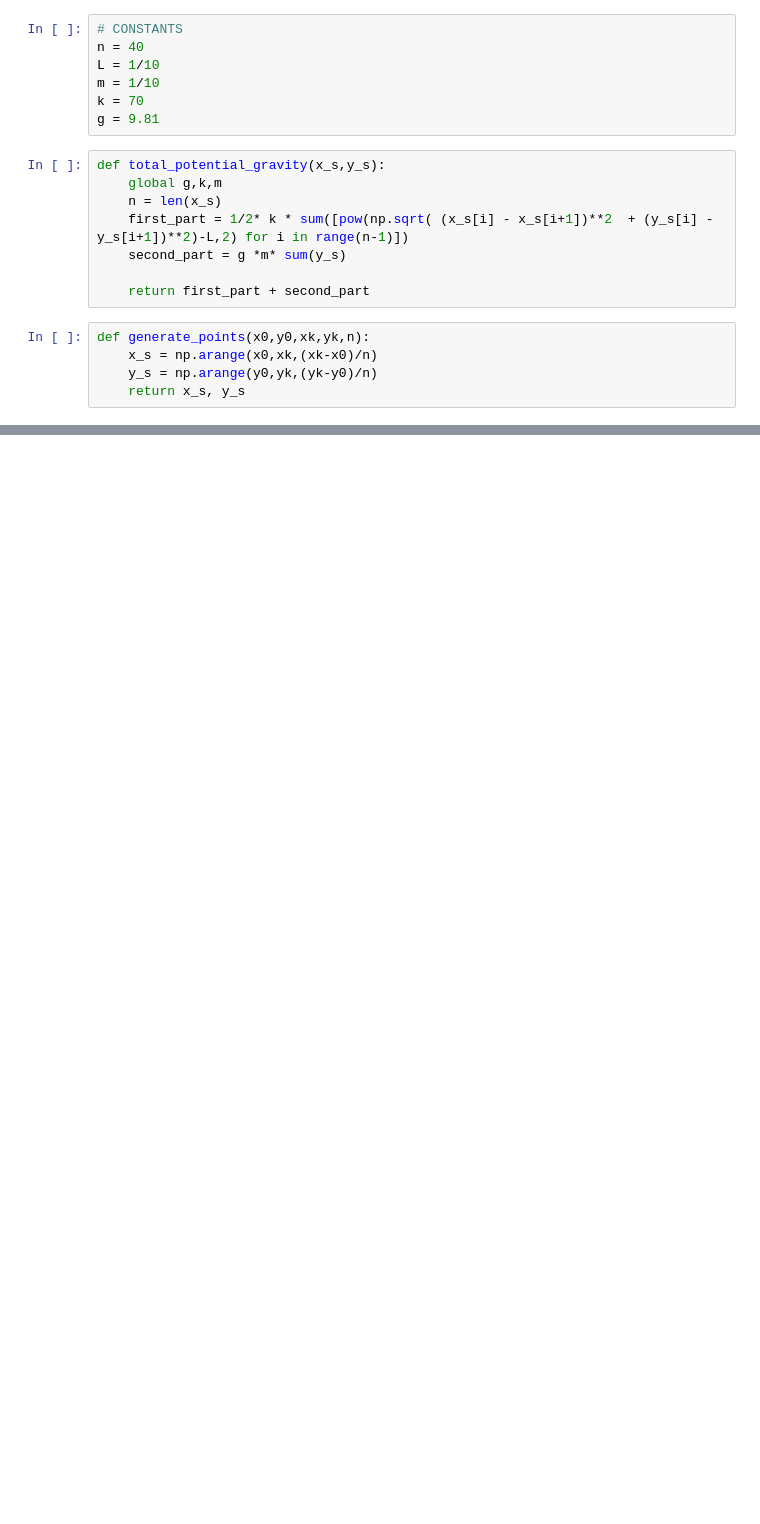
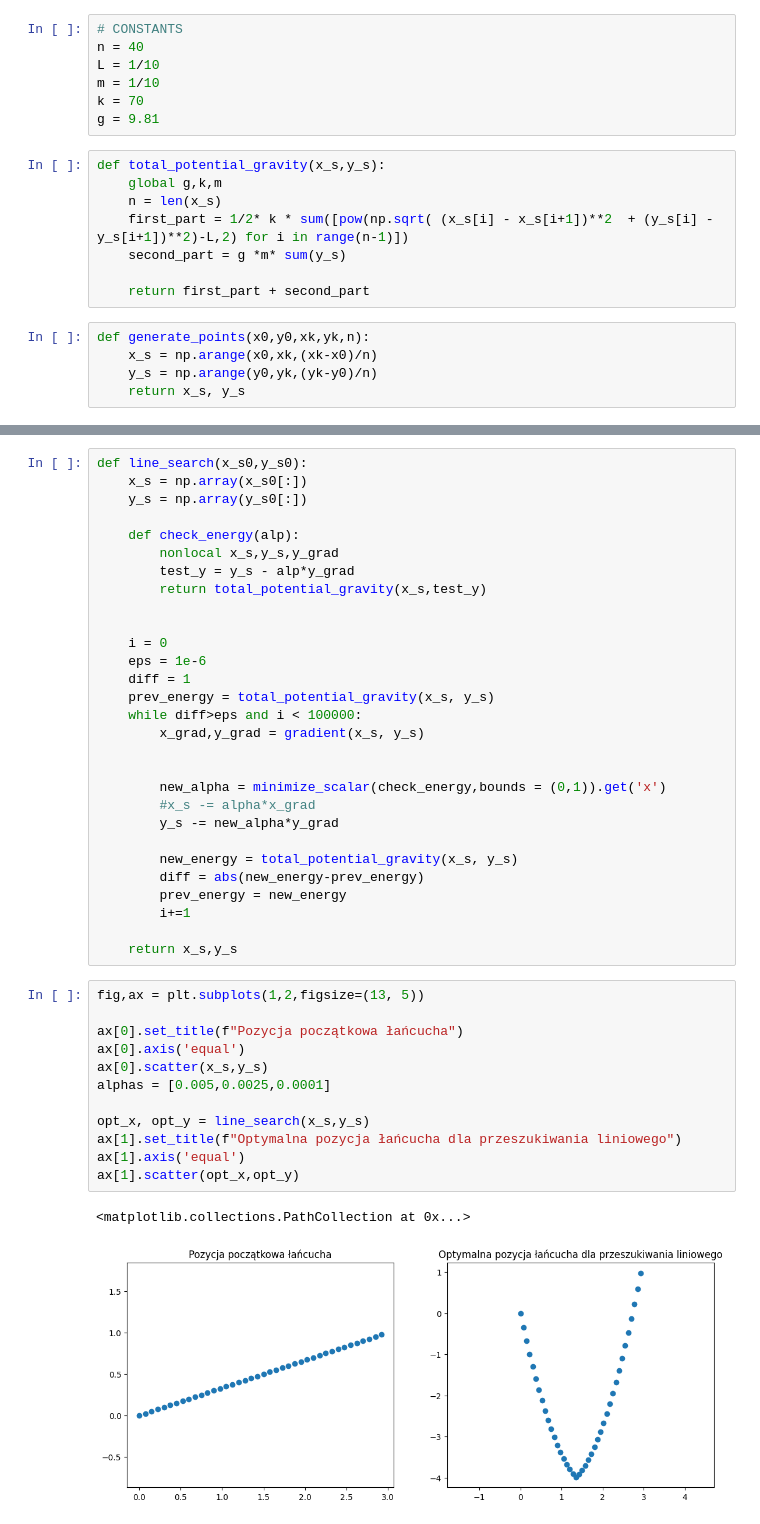
Before and after one commit to Szymbuk/MOWNIT, a Jupyter notebook: lab11/ex2.ipynb, the cells around one changed output, grey strips where cells are left out. Saved outputs shown, nothing was run; the diff lists cells and outputs as text; blank space fills up the shorter version.

```diff
--- a/lab11/ex2.ipynb
+++ b/lab11/ex2.ipynb
@@ -68,0 +181,44 @@ print(y_grad)
+# %%
+def line_search(x_s0,y_s0):
+    x_s = np.array(x_s0[:])
+    y_s = np.array(y_s0[:])
+
+    def check_energy(alp):
+        nonlocal x_s,y_s,y_grad
+        test_y = y_s - alp*y_grad
+        return total_potential_gravity(x_s,test_y)
+
+
+    i = 0
+    eps = 1e-6
+    diff = 1
+    prev_energy = total_potential_gravity(x_s, y_s)
+    while diff>eps and i < 100000:
+        x_grad,y_grad = gradient(x_s, y_s)
+
+
+        new_alpha = minimize_scalar(check_energy,bounds = (0,1)).get('x')
+        #x_s -= alpha*x_grad
+        y_s -= new_alpha*y_grad
+
+        new_energy = total_potential_gravity(x_s, y_s)
+        diff = abs(new_energy-prev_energy)
+        prev_energy = new_energy
+        i+=1
+
+    return x_s,y_s
+# %%
+fig,ax = plt.subplots(1,2,figsize=(13, 5))
+
+ax[0].set_title(f"Pozycja początkowa łańcucha")
+ax[0].axis('equal')
+ax[0].scatter(x_s,y_s)
+alphas = [0.005,0.0025,0.0001]
+
+opt_x, opt_y = line_search(x_s,y_s)
+ax[1].set_title(f"Optymalna pozycja łańcucha dla przeszukiwania liniowego")
+ax[1].axis('equal')
+ax[1].scatter(opt_x,opt_y)
+# %% [output]
+<matplotlib.collections.PathCollection at 0x...>
+[figure, added]
```
Also changed, not shown: parts of 11 cells of this notebook.
